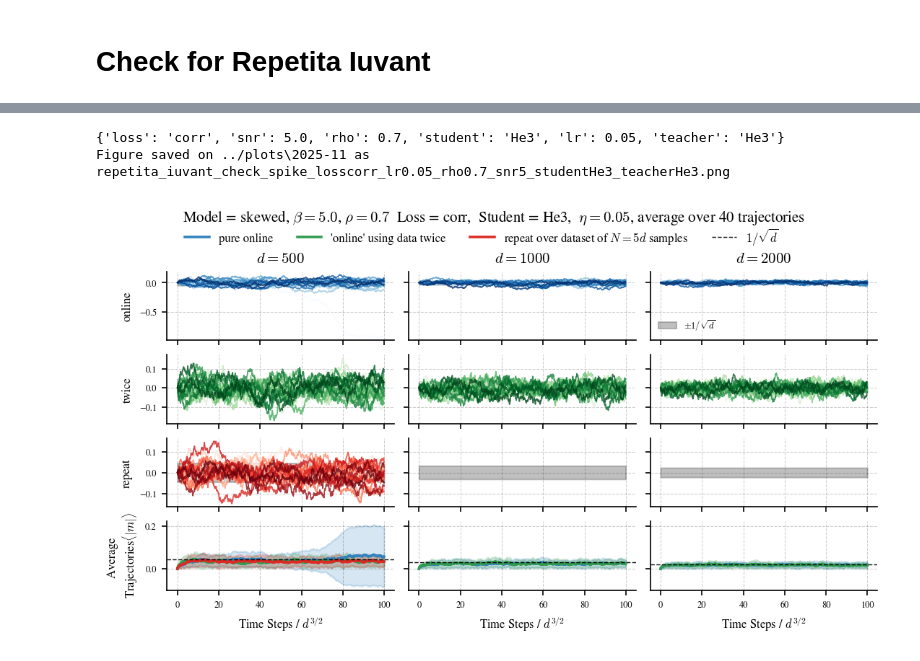
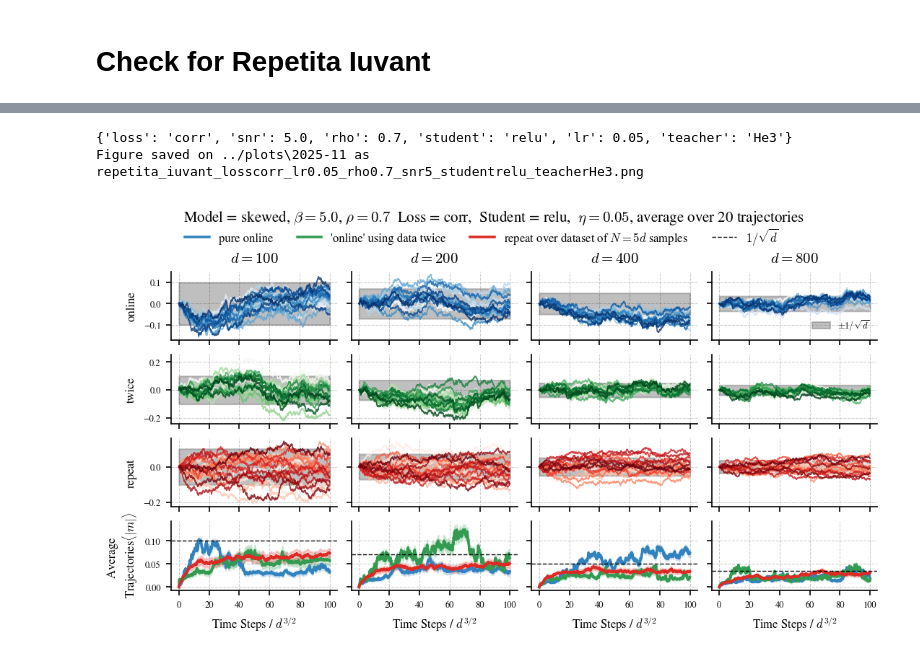
Before and after one commit to CristopherErazo/Stochastic-Gradient-Descent, a Jupyter notebook: notebooks/25-10-23-Plots_Spike.ipynb, the cells around one changed output, grey strips where cells are left out. Saved outputs shown, nothing was run; the diff lists cells and outputs as text; code cells hidden in the pictures.

Commit message:
new plots spike d^3/2 with smaller d

```diff
--- a/notebooks/25-10-23-Plots_Spike.ipynb
+++ b/notebooks/25-10-23-Plots_Spike.ipynb
@@ -268,11 +268,11 @@ Figure saved on ../plots\2025-10 as compare_online_repeat_large_dataset_alpha2_d
 # Parameters fixed
 alpha = 100.0
 teacher = 'He3'
-N_walkers = 40
+N_walkers = 20
 loss = 'corr'
 model = 'skewed'
 mode = 'online'
-student = 'He3'
+student = 'relu'
 lr = 0.05
 rho = 0.7
 snr = 5.0
@@ -282,7 +282,7 @@ snr = 5.0
 # students = ['relu']
 # variations = ['None','twice']
 # Parameter lists
-ds = [500,1000,2000]
+ds = [100,200,400,800]
 combinations = [('None','online'),('twice','online'),('None','repeat')]#[:2]
 
 
@@ -316,8 +319,8 @@ Data not found for d=2000 , variation=None , mode=repeat
 # %%
 import matplotlib.ticker as mticker
 # Other variables
-Nw = 40
-N_walkers = Nw//2
+Nw = 20
+N_walkers = Nw//1
 
 # lr = 0.1
 # student = 'relu'
@@ -369,37 +372,37 @@ for i , d in enumerate(ds):
             T = data[d][j]['times']/d**(1.5)
             m = data[d][j]['overlap']
             m_mean = np.mean(np.abs(m),axis=1)
-            m_std = np.std(np.abs(m),axis=1)
+            m_std = np.std(np.abs(m),axis=1)/np.sqrt(N_walkers)
 
             ax.plot(T,m_mean,lw=1.7,label=rf'{lb}',color=cls[j])
             ax.fill_between(T,m_mean - m_std , m_mean + m_std , color=cls[j],alpha=0.2)
     ax.axhline(y=1/np.sqrt(d),color='black',ls='--',lw=0.7,alpha=0.9,label=r'$1/\sqrt{d}$')
     # ax.fill_between(T,-1/np.sqrt(d),1/np.sqrt(d),color='gray',alpha=0.3,label=r'$1/\sqrt{d}$')
     ax.grid(lw=0.5,alpha=0.2,ls='--',c='k')
 
 axs[0].legend(frameon=False,ncols=2)
 
 # extract local legend from axs[0], remove it and place a global legend for the whole figure
 local_legend = axs[0].get_legend()
 if local_legend:
     local_legend.remove()
 
 handles, labels = axs[0].get_legend_handles_labels()
 fig.legend(handles, labels, loc=(0.3,0.9), bbox_to_anchor=(0.1, 0.99),
            ncol=len(labels), frameon=False, fontsize=FONTSIZES['s'])
 
 # make room for the global legend
 # fig.tight_layout(rect=[0, 0, 1, 0.95])
 
 title = fr' Model = {model}, $\beta={snr}$, $\rho={rho}$  Loss = {loss},  Student = {student},  $\eta = {lr}$, average over {Nw} trajectories '
 fig.suptitle(title,y=1.1)
 
 # Save figure
 names = ['loss','snr','rho','student','lr','teacher']
 params = make_params_dict(names)
 print(params)
-save_fig(fig, file_name='repetita_iuvant_check_spike', params=params,date=True)
+save_fig(fig, file_name='repetita_iuvant', params=params,date=True)
 # %% [output]
-{'loss': 'corr', 'snr': 5.0, 'rho': 0.7, 'student': 'He3', 'lr': 0.05, 'teacher': 'He3'}
-Figure saved on ../plots\2025-11 as repetita_iuvant_check_spike_losscorr_lr0.05_rho0.7_snr5_studentHe3_teacherHe3.png
+{'loss': 'corr', 'snr': 5.0, 'rho': 0.7, 'student': 'relu', 'lr': 0.05, 'teacher': 'He3'}
+Figure saved on ../plots\2025-11 as repetita_iuvant_losscorr_lr0.05_rho0.7_snr5_studentrelu_teacherHe3.png
-[figure, old version]
+[figure, new version]
```
Also changed, not shown: parts of 1 cell of this notebook, 1 other file.
